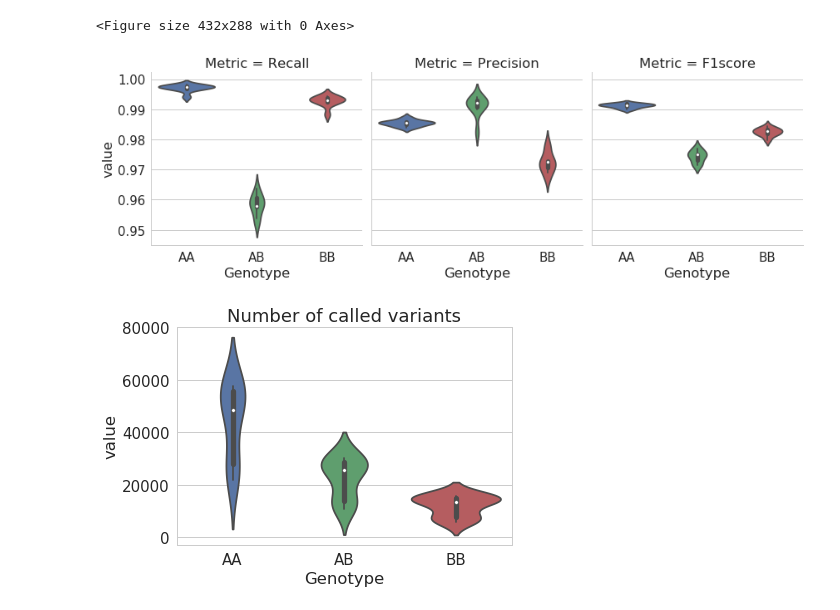
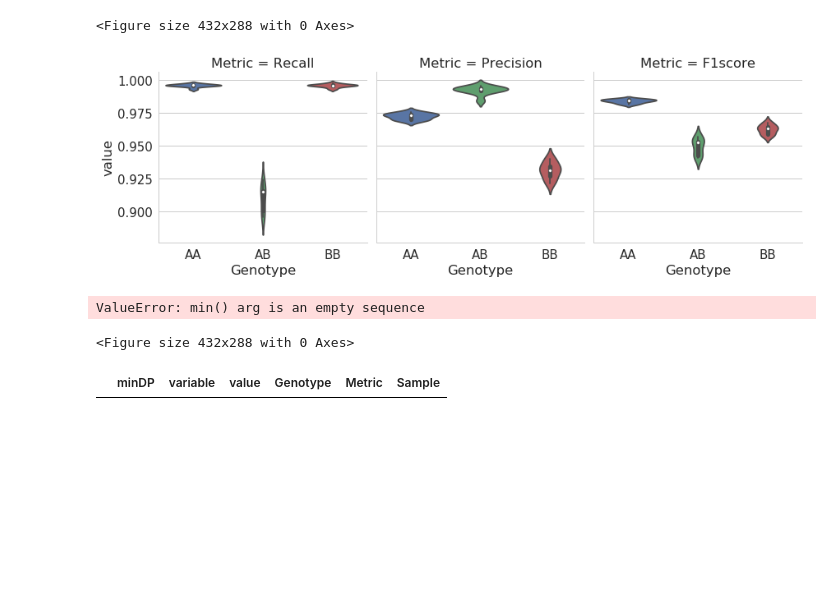
Before and after one commit to heyuan7676/ATACseq_variant_caller, a Jupyter notebook: benchmarking/Test_Accuracy.ipynb, the cells around one changed output. Drawn from its saved outputs; the diff is of its cells as text; code cells hidden in the pictures; blank space fills up the shorter version.

```diff
--- a/benchmarking/Test_Accuracy.ipynb
+++ b/benchmarking/Test_Accuracy.ipynb
@@ -157,24 +153,29 @@ for sample in sampleList:
     collection_df_N = collection_df_N.append(N_noAmbig)
     collection_df_metrices = collection_df_metrices.append(metrics_df_noAmbig)
 # %%
-plot_df = collection_df_metrices[collection_df_metrices['minDP'] == 10]
+plot_df = collection_df_metrices[collection_df_metrices['minDP'] == 2]
 
 plt.figure()
 ax = sns.factorplot(data = plot_df, x = 'Genotype', y = 'value',
                col = 'Metric', kind = 'violin')
 plt.show()
 plt.close()
 
 
 
 plot_df = collection_df_N[collection_df_N['minDP'] == 10]
 
 plt.figure()
 ax = sns.violinplot(data = plot_df, x = 'Genotype', y = 'value')
 plt.title('Number of called variants')
 plt.show()
 plt.close()
 # %% [output]
 <Figure size 432x288 with 0 Axes>
-[figure, old version]
+[figure, new version]
-[figure, removed]
+ValueError: min() arg is an empty sequence
+<Figure size 432x288 with 0 Axes>
+# %%
+plot_df
+# %% [output]
+|  | minDP | variable | value | Genotype | Metric | Sample |
```
Also changed, not shown: parts of 1 cell of this notebook, 8 other files.
